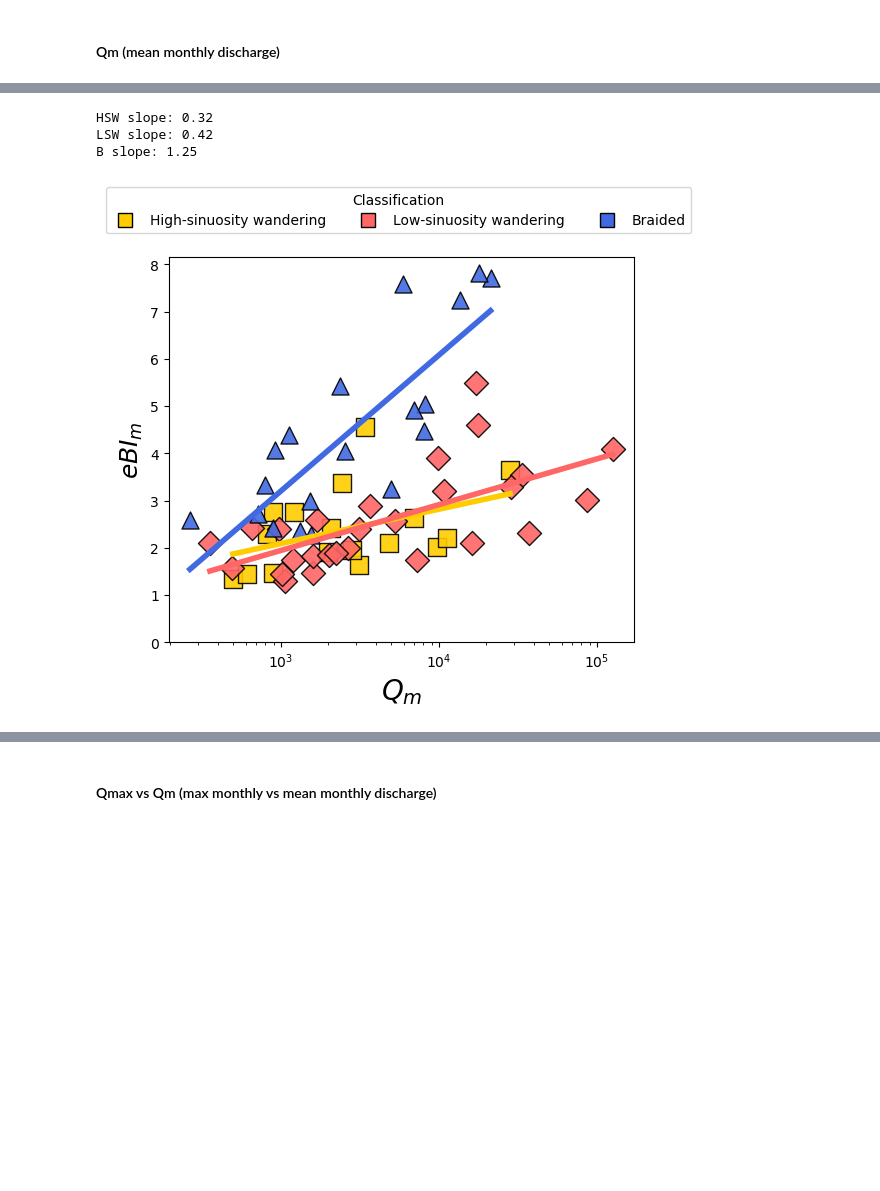
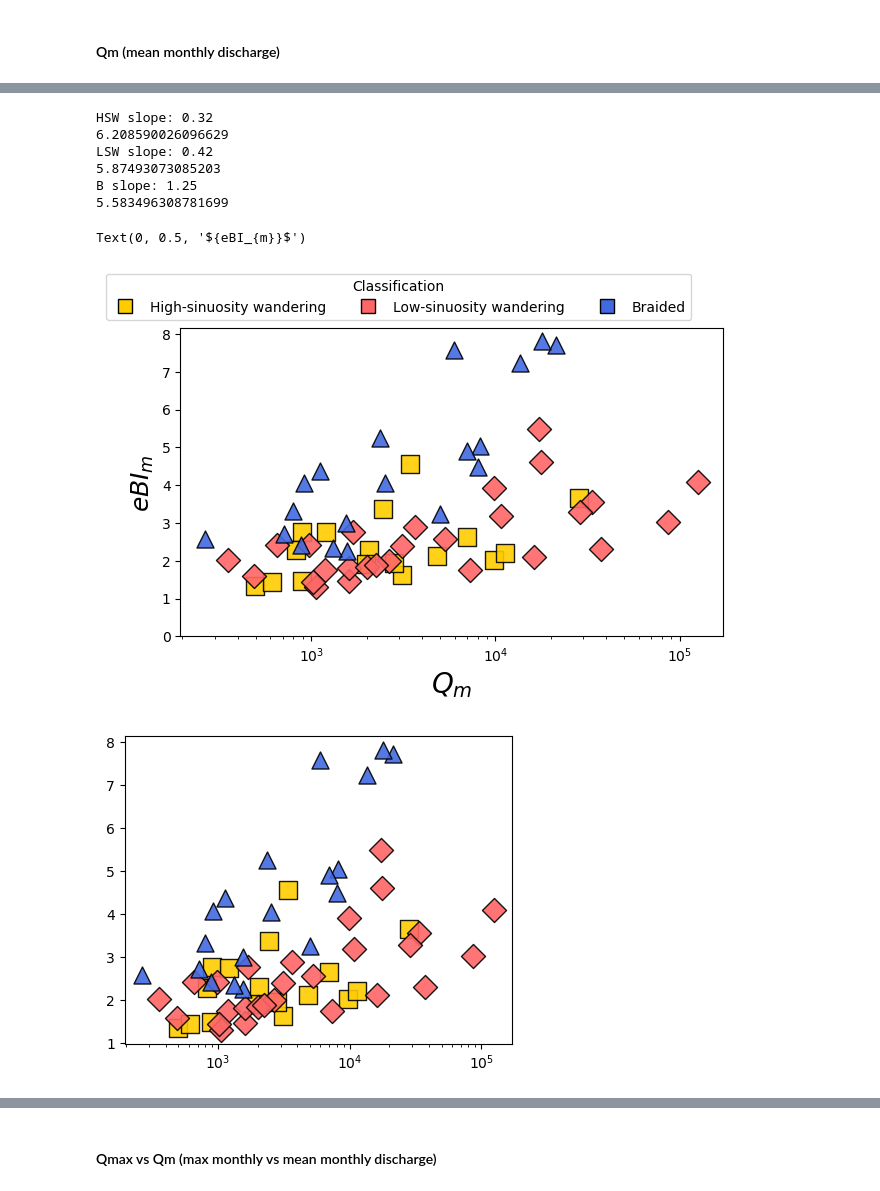
Before and after one commit to feifeixzhao/eBIcalculator, a Jupyter notebook: plot_eBI.ipynb, the cells around one changed output, grey strips where cells are left out. Drawn from its saved outputs; the diff is of its cells as text; code cells hidden in the pictures; blank space fills up the shorter version.

```diff
--- a/plot_eBI.ipynb
+++ b/plot_eBI.ipynb
@@ -810,8 +721,6 @@ for i, row in statistics_df.iterrows():
 # %%
-statistics_df['mean_ebi_bi'] = statistics_df['Mean_eBI'] / statistics_df['Mean_BI']
-
 # Function to fit a regression line and return the line's coordinates
-def fit_regression(x_data, y_data):
+def fit_regression_log(x_data, y_data):
     # Apply logarithmic transformation to x_data
     log_x_data = np.log(x_data)
     # Fit the linear regression model
@@ -819,48 +728,60 @@ def fit_regression(x_data, y_data):
     print(f"{cls} slope: {slope:.2f}")
     # Create points for the regression line
     line_x = np.linspace(log_x_data.min(), log_x_data.max(), 100)
+    print(log_x_data.min())
     line_y = slope * line_x + intercept
     return np.exp(line_x), line_y, std_err  # Transform the line_x back to the original scale
 
 # Create the figure and axis
-fig = plt.figure(figsize=(6, 5))
-ax = fig.add_subplot(111)
-
+fig1 = plt.figure(figsize=(7, 4))
+ax1 = fig1.add_subplot(111)
+fig2 = plt.figure(figsize=(5, 4))
+ax2 = fig2.add_subplot(111)
 markers = {'HSW': 's', 'LSW': 'D', 'B': '^'}
 colors = {'HSW': '#FFCC00', 'LSW': '#FF6666', 'B': '#4169E1'}
 
 
 for cls in markers:
     subset = statistics_df[statistics_df['Classification'] == cls]
     x_data = subset['Qm']
     y_data = subset['Mean_eBI']
-    line_x, line_y, std_err = fit_regression(x_data, y_data)
-    ax.plot(line_x, line_y, color=colors[cls], lw=4)
-    ax.scatter(statistics_df[statistics_df['Classification'] == cls]['Qm'],
+    line_x, line_y, std_err = fit_regression_log(x_data, y_data)
+    #ax.plot(line_x, line_y, color=colors[cls], lw=2)
+    ax1.scatter(statistics_df[statistics_df['Classification'] == cls]['Qm'],
+                   statistics_df[statistics_df['Classification'] == cls]['Mean_eBI'],
+                   label=cls, marker=markers[cls], c=colors[cls], edgecolors='black', s=150, alpha=0.9)
+    ax2.scatter(statistics_df[statistics_df['Classification'] == cls]['Qm'],
                    statistics_df[statistics_df['Classification'] == cls]['Mean_eBI'],
                    label=cls, marker=markers[cls], c=colors[cls], edgecolors='black', s=150, alpha=0.9)
 planform_type = {'HSW': 'High-sinuosity wandering', 'LSW': 'Low-sinuosity wandering', 'B': 'Braided'}
 
 # Create custom legends for scatter points
 legend_elements = [Line2D([0], [0], marker='s', color='w', label=planform_type[cls],
                           markerfacecolor=colors[cls], markersize=10, markeredgecolor='black')
                    for cls in markers]
 
-# Add the custom legends for scatter points
-legend=ax.legend(handles=legend_elements, title='Classification', loc='upper left', ncol=len(markers), bbox_to_anchor=(-0.15,1.2))
+#Add the custom legends for scatter points
+legend=ax1.legend(handles=legend_elements, title='Classification', loc='upper left', ncol=len(markers), bbox_to_anchor=(-0.15,1.2))
 
+# for i, row in statistics_df.iterrows():
+#     ax1.annotate(row['River'], (row['Qm'], row['Mean_eBI']), textcoords="offset points", xytext=(0,10), ha='center', fontsize=10)
+#     ax2.annotate(row['River'], (row['Qm'], row['Mean_eBI']), textcoords="offset points", xytext=(0,10), ha='center', fontsize=10)
 
 # Set log scale for x-axis and labels for axes
-ax.set_xscale('log')
-ax.set_ylim(bottom=0)
-ax.set_xlabel(r'${Q_{m}}$', fontsize=20)
-ax.set_ylabel(r'${eBI_{m}}$', fontsize=18)
-
-plt.show()
+ax1.set_xscale('log')
+ax2.set_xscale('log')
+ax1.set_ylim(bottom=0)
+ax1.set_xlabel(r'${Q_{m}}$', fontsize=20)
+ax1.set_ylabel(r'${eBI_{m}}$', fontsize=18)
 # %% [output]
 HSW slope: 0.32
+6.208590026096629
 LSW slope: 0.42
+5.87493073085203
 B slope: 1.25
+5.583496308781699
+Text(0, 0.5, '${eBI_{m}}$')
-[figure, old version]
+[figure, new version]
+[figure, added]
 # %%
 statistics_df['range_ebi_bi'] = statistics_df['eBI_range'] / statistics_df['Mean_BI']
```
Also changed, not shown: parts of 51 cells of this notebook, 1 other file.
